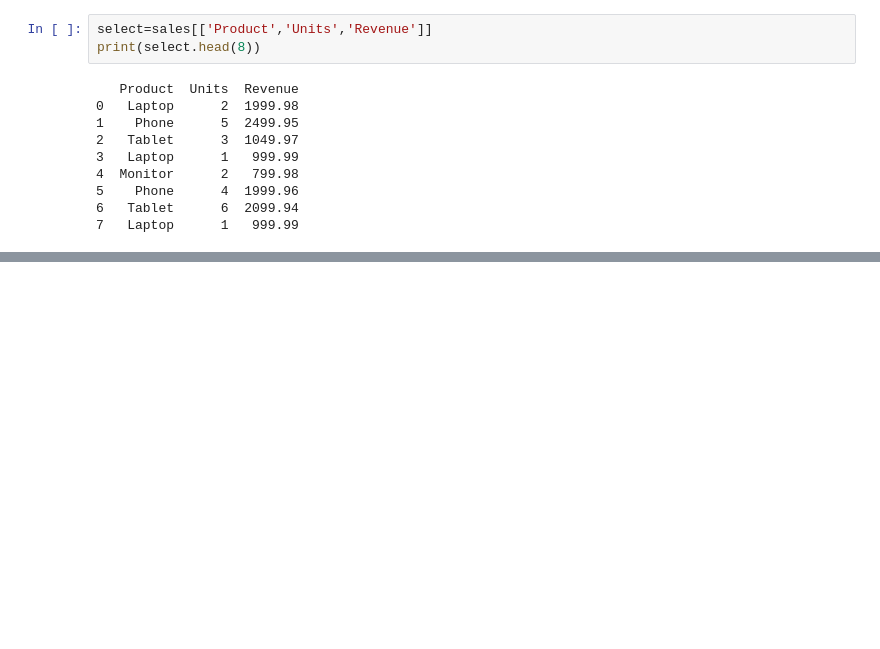
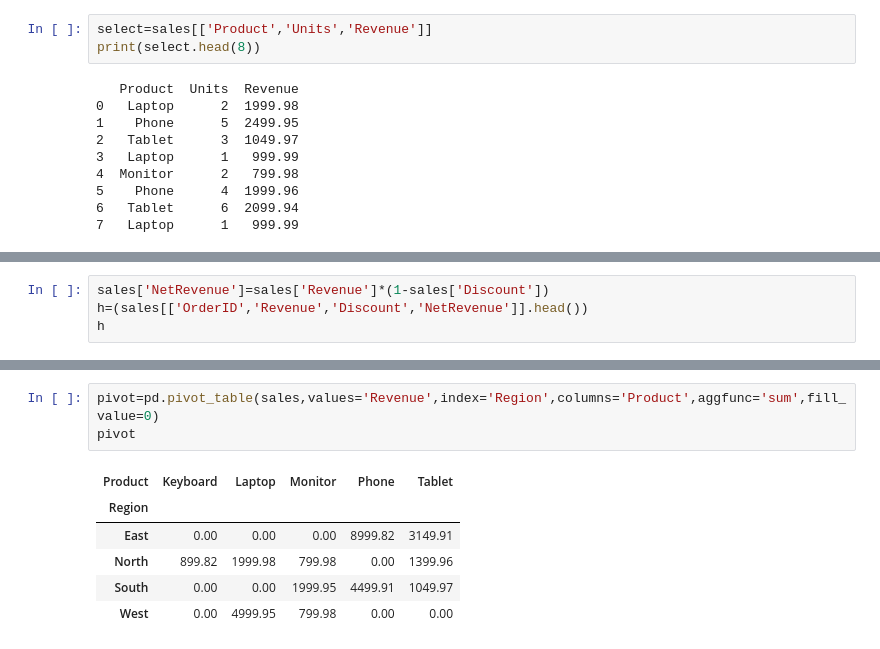
Before and after one commit to shimnasherin73/python-basics, a Jupyter notebook: example tasks pd &np .ipynb, the cells around one changed output, grey strips where cells are left out. Saved outputs shown, nothing was run; the diff lists cells and outputs as text; blank space fills up the shorter version.

```diff
--- a/example tasks pd &np .ipynb
+++ b/example tasks pd &np .ipynb
@@ -676,0 +671,4 @@ print(sort[['OrderID','Product','Region','Revenue']])
+# %%
+sales['NetRevenue']=sales['Revenue']*(1-sales['Discount'])
+h=(sales[['OrderID','Revenue','Discount','NetRevenue']].head())
+h
@@ -701,0 +742,10 @@ Customers shape: (20, 6)
+# %%
+pivot=pd.pivot_table(sales,values='Revenue',index='Region',columns='Product',aggfunc='sum',fill_value=0)
+pivot
+# %% [output]
+| Product | Keyboard | Laptop | Monitor | Phone | Tablet |
+| Region |  |  |  |  |  |
+| East | 0.00 | 0.00 | 0.00 | 8999.82 | 3149.91 |
+| North | 899.82 | 1999.98 | 799.98 | 0.00 | 1399.96 |
+| South | 0.00 | 0.00 | 1999.95 | 4499.91 | 1049.97 |
+| West | 0.00 | 4999.95 | 799.98 | 0.00 | 0.00 |
```
Also changed, not shown: parts of 11 cells of this notebook.
